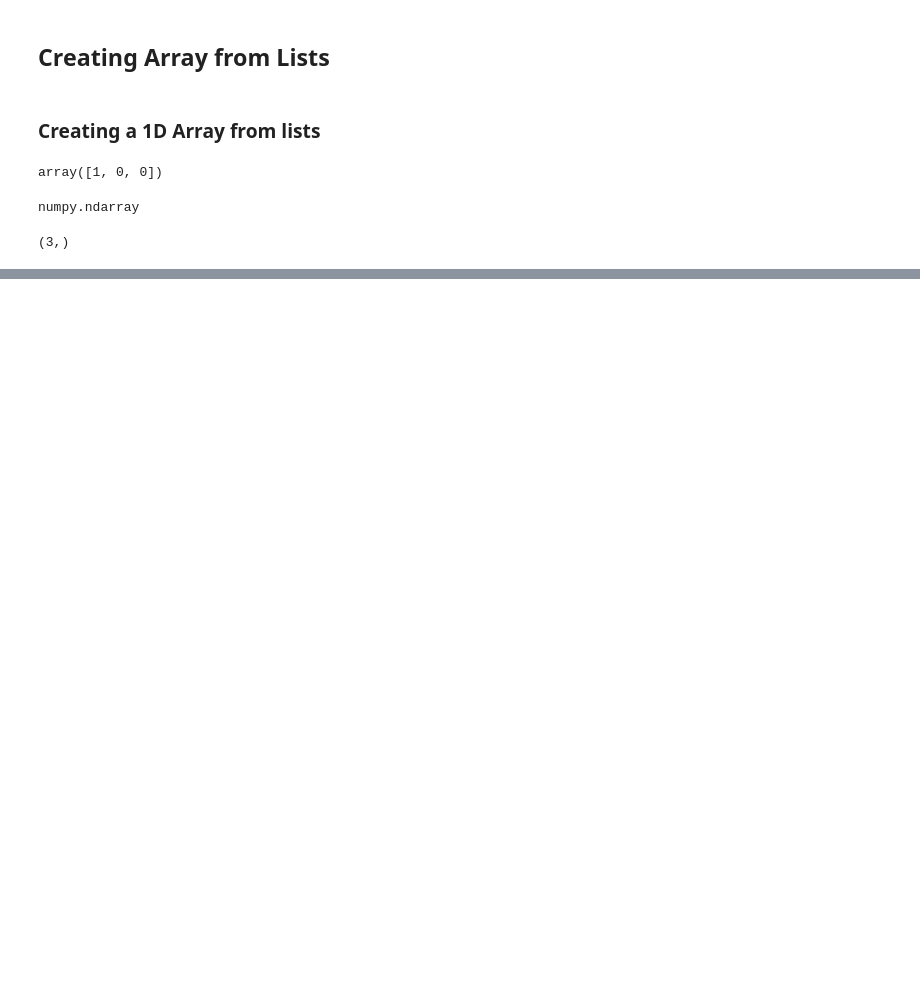
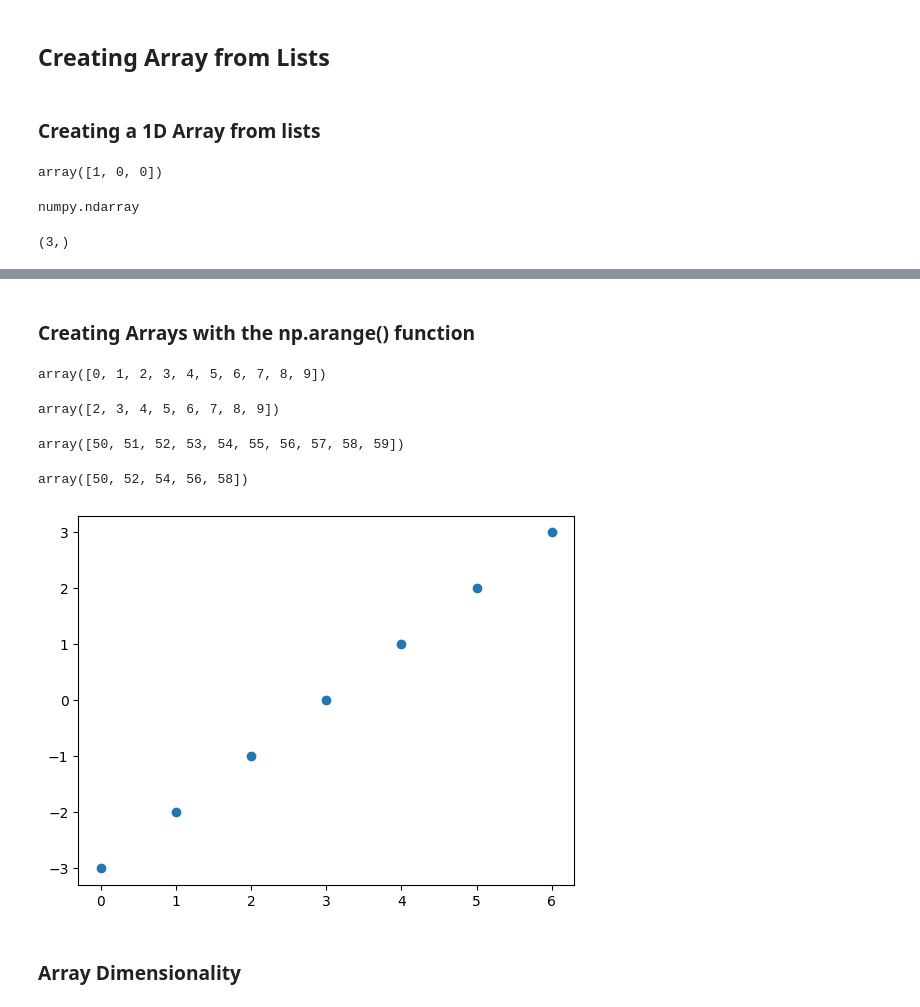
Before and after one commit to moloo1961/Python-notes, a Jupyter notebook: Python_Data_Analysis_Notes/Numpy.ipynb, the cells around one changed output, grey strips where cells are left out. Saved outputs shown, nothing was run; the diff lists cells and outputs as text; code cells hidden in the pictures; blank space fills up the shorter version.

```diff
--- a/Python_Data_Analysis_Notes/Numpy.ipynb
+++ b/Python_Data_Analysis_Notes/Numpy.ipynb
@@ -38,0 +165,30 @@ airline_accident_fatalities_array.shape
+# %% [markdown]
+### Creating Arrays with the np.arange() function
+# %%
+# Creates an array with a range of numbers
+# Creates arrays with regularly incrementing values
+# Syntax: np.arange(Start, Stop dtype = int)
+np.arange(10)
+# %% [output]
+array([0, 1, 2, 3, 4, 5, 6, 7, 8, 9])
+# %%
+np.arange(2, 10, dtype = int)
+# %% [output]
+array([2, 3, 4, 5, 6, 7, 8, 9])
+# %%
+np.arange(50,60, dtype=int)
+# %% [output]
+array([50, 51, 52, 53, 54, 55, 56, 57, 58, 59])
+# %%
+np.arange(50,60,2)
+# %% [output]
+array([50, 52, 54, 56, 58])
+# %%
+plt.scatter(np.arange(0,7),
+            np.arange(-3,4))
+
+plt.show()
+# %% [output]
+[figure, added]
+# %% [markdown]
+### Array Dimensionality
```
Also changed, not shown: parts of 63 cells of this notebook, 3 other files.
